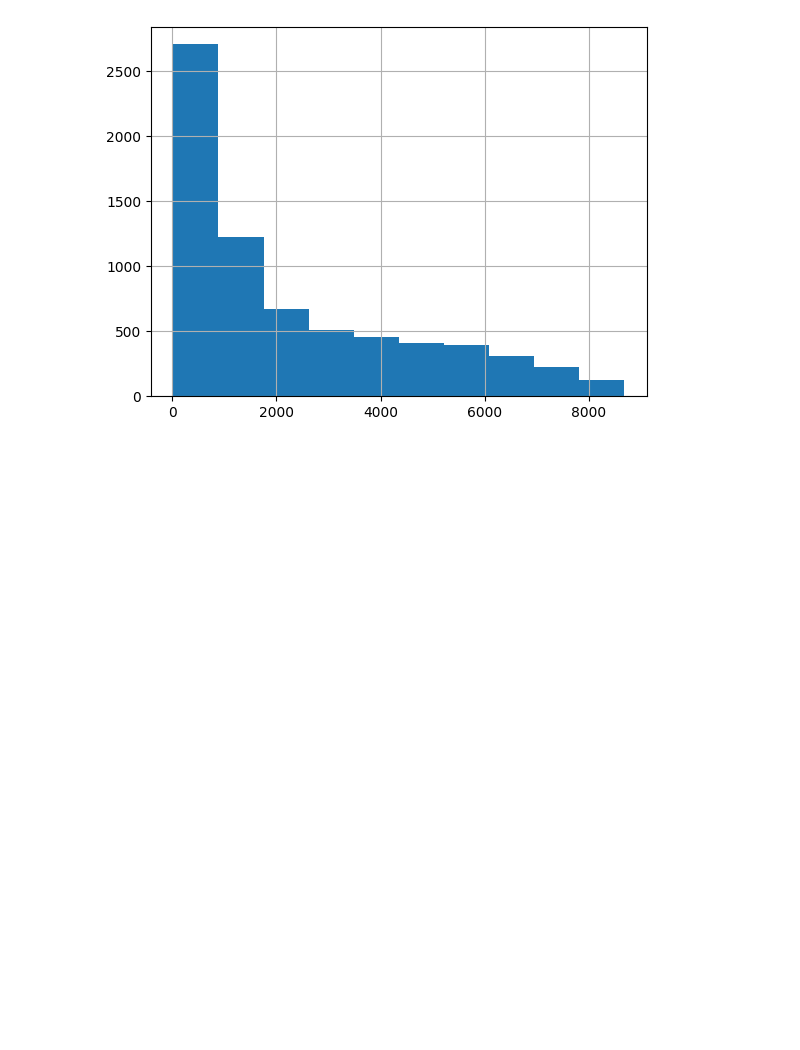
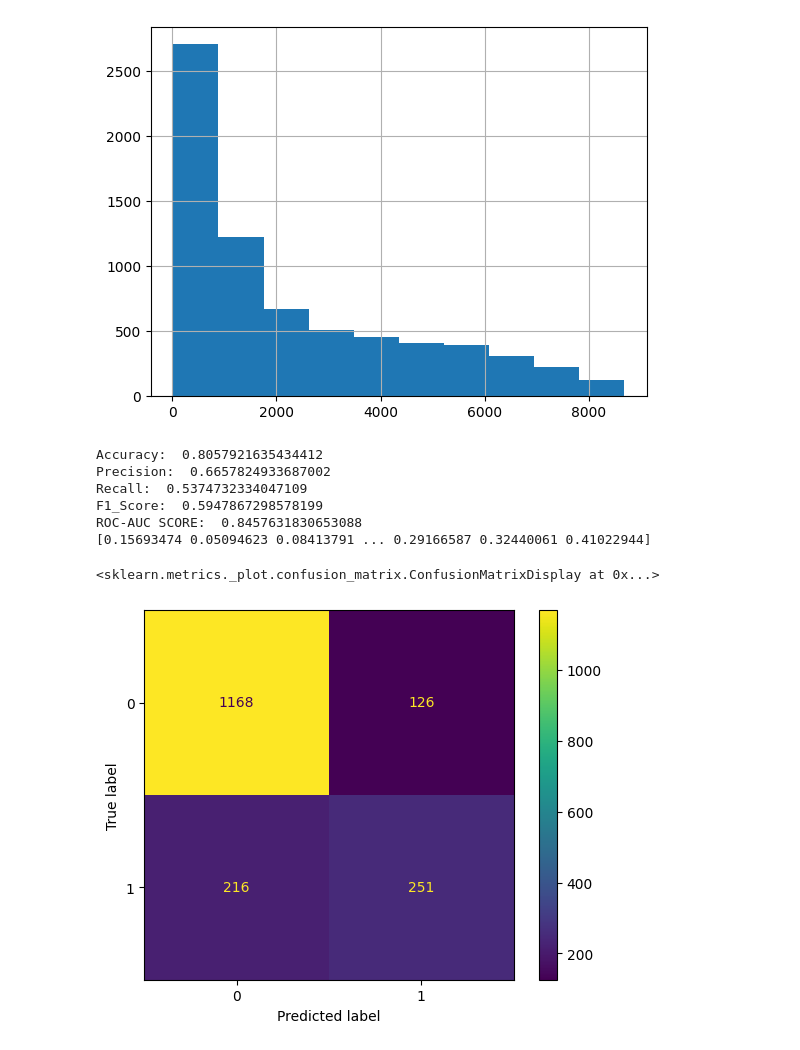
Before and after one commit to hamnaawaseem/Customer-Churn-Prediction, a Jupyter notebook: churn_notebook.ipynb, the cells around one changed output. Cells and saved outputs as stored; diff of their text form; code cells hidden in the pictures; blank space fills up the shorter version.

Commit message:
Model training and evaluation: Logistic Regression

```diff
--- a/churn_notebook.ipynb
+++ b/churn_notebook.ipynb
@@ -165,3 +168,45 @@ scaler.fit(X_train)
 # transforming the train data and test data
 X_train_scaled = scaler.transform(X_train)
 X_test_scaled = scaler.transform(X_test)
+# %%
+# Fit the Model
+LR_model = LogisticRegression(solver='liblinear', max_iter=1000)
+LR_model.fit(X_train, y_train)
+
+model_preds = LR_model.predict(X_test)
+# %%
+# evaluating our model - PART 1
+
+accuracy = accuracy_score(y_test, model_preds)
+precision = precision_score(y_test, model_preds)
+recall = recall_score(y_test, model_preds)
+f1score = f1_score(y_test, model_preds)
+
+print("Accuracy: ", accuracy)
+print("Precision: ", precision)
+print("Recall: ", recall)
+print("F1_Score: ", f1score)
+
+# predicting probabilities for ROC-AUC
+probability = LR_model.predict_proba(X_test)[:, 1] # taking only the probability for class 1(churn=yes)
+RocAuc = roc_auc_score(y_test, probability)
+
+print("ROC-AUC SCORE: ", RocAuc)
+print(probability)
+# %% [output]
+Accuracy:  0.8057921635434412
+Precision:  0.6657824933687002
+Recall:  0.5374732334047109
+F1_Score:  0.5947867298578199
+ROC-AUC SCORE:  0.8457631830653088
+[0.15693474 0.05094623 0.08413791 ... 0.29166587 0.32440061 0.41022944]
+# %%
+# evaluating our model - PART 2
+conf_matrix = confusion_matrix(y_test, model_preds)
+#displaying confusion metrics
+display_conf_metrics = ConfusionMatrixDisplay(confusion_matrix=conf_matrix,
+                                              display_labels=['0', '1'])
+display_conf_metrics.plot()
+# %% [output]
+<sklearn.metrics._plot.confusion_matrix.ConfusionMatrixDisplay at 0x...>
+[figure, added]
```
Also changed, not shown: parts of 1 cell of this notebook.
